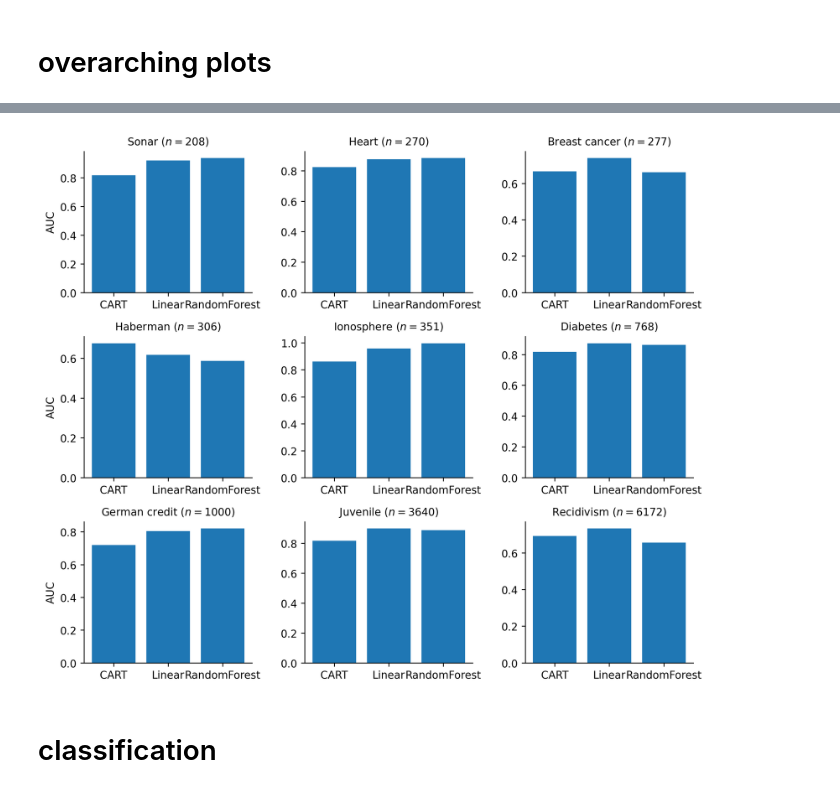
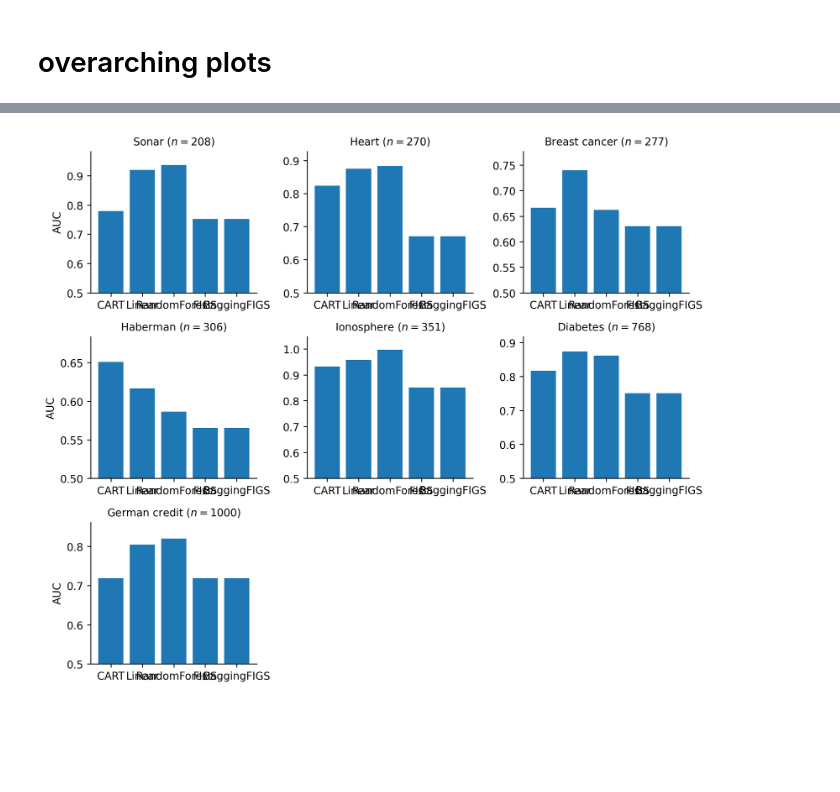
Before and after one commit to Yu-Group/imodels-experiments, a Jupyter notebook: notebooks/figs_ensembles/01_performance_curves.ipynb, the cells around one changed output, grey strips where cells are left out. Drawn from its saved outputs; the diff is of its cells as text; code cells hidden in the pictures; blank space fills up the shorter version.

```diff
--- a/notebooks/figs_ensembles/01_performance_curves.ipynb
+++ b/notebooks/figs_ensembles/01_performance_curves.ipynb
@@ -47,11 +59,7 @@ DATASETS_CLASSIFICATION
 # %%
 viz.plot_bests(metric='rocauc',
-                     datasets=DATASETS_CLASSIFICATION[:9],
-                models_to_include=['CART', 'Linear', 'RandomForest'], # FIGS, BaggingFIGS
-                models_to_include_dashed=['RandomForest'],
-                     config_name='figs_ensembles',
-#                 save_name='classification_saps',
-                eps_legend_sep=0.01,
-                xlim=20)
+                     datasets=DATASETS_CLASSIFICATION[:7],
+                models_to_include=['CART', 'Linear', 'RandomForest', 'FIGS', 'BaggingFIGS'], # FIGS, BaggingFIGS
+                config_name='figs_ensembles')
 # %% [output]
-[figure, old version]
+[figure, new version]
@@ -77,2 +65,0 @@ viz.plot_comparisons(metric='r2', datasets=['friedman1'],
-# %% [markdown]
-# classification
```
Also changed, not shown: parts of 14 cells of this notebook, 5 other files.
